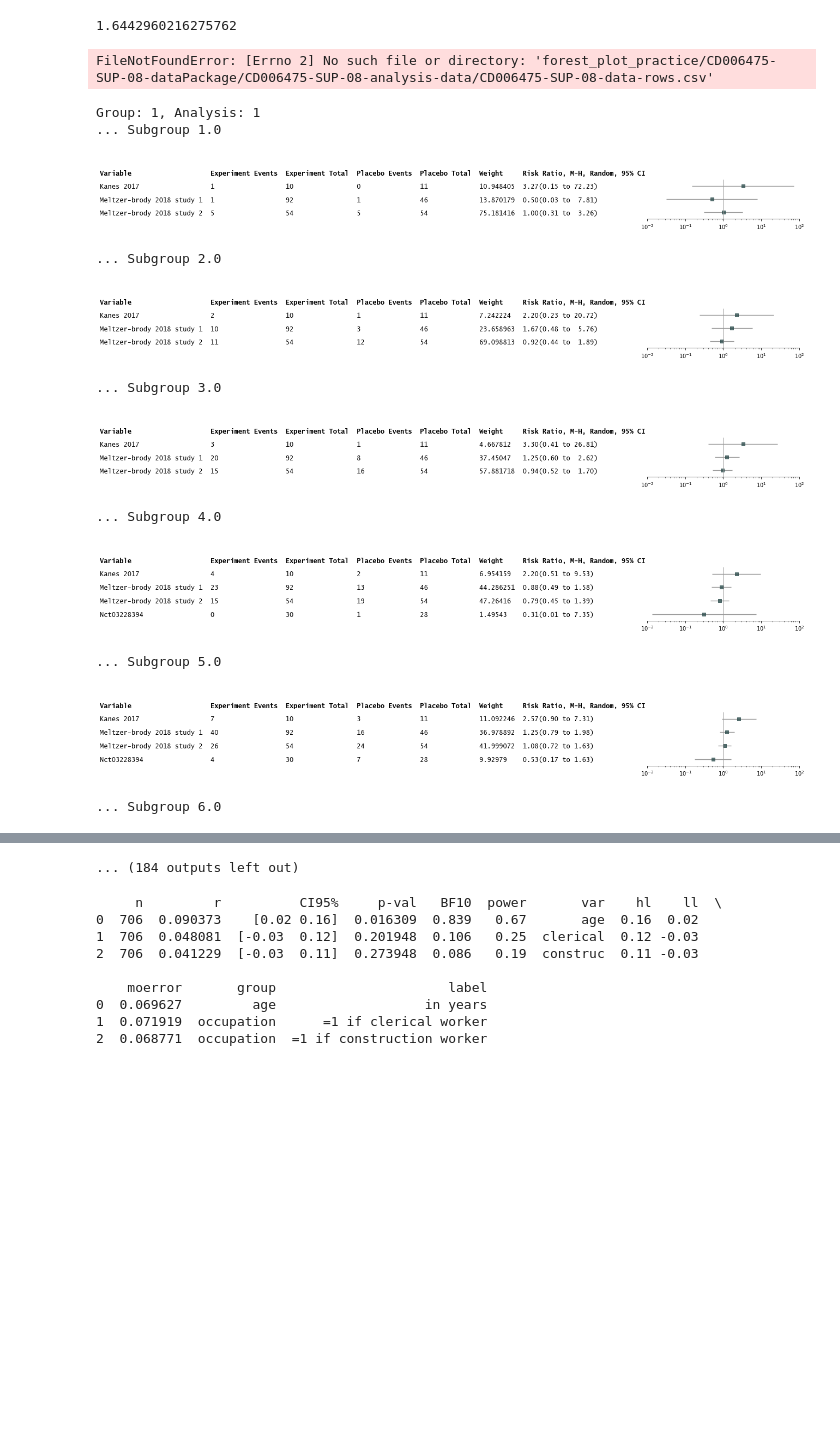
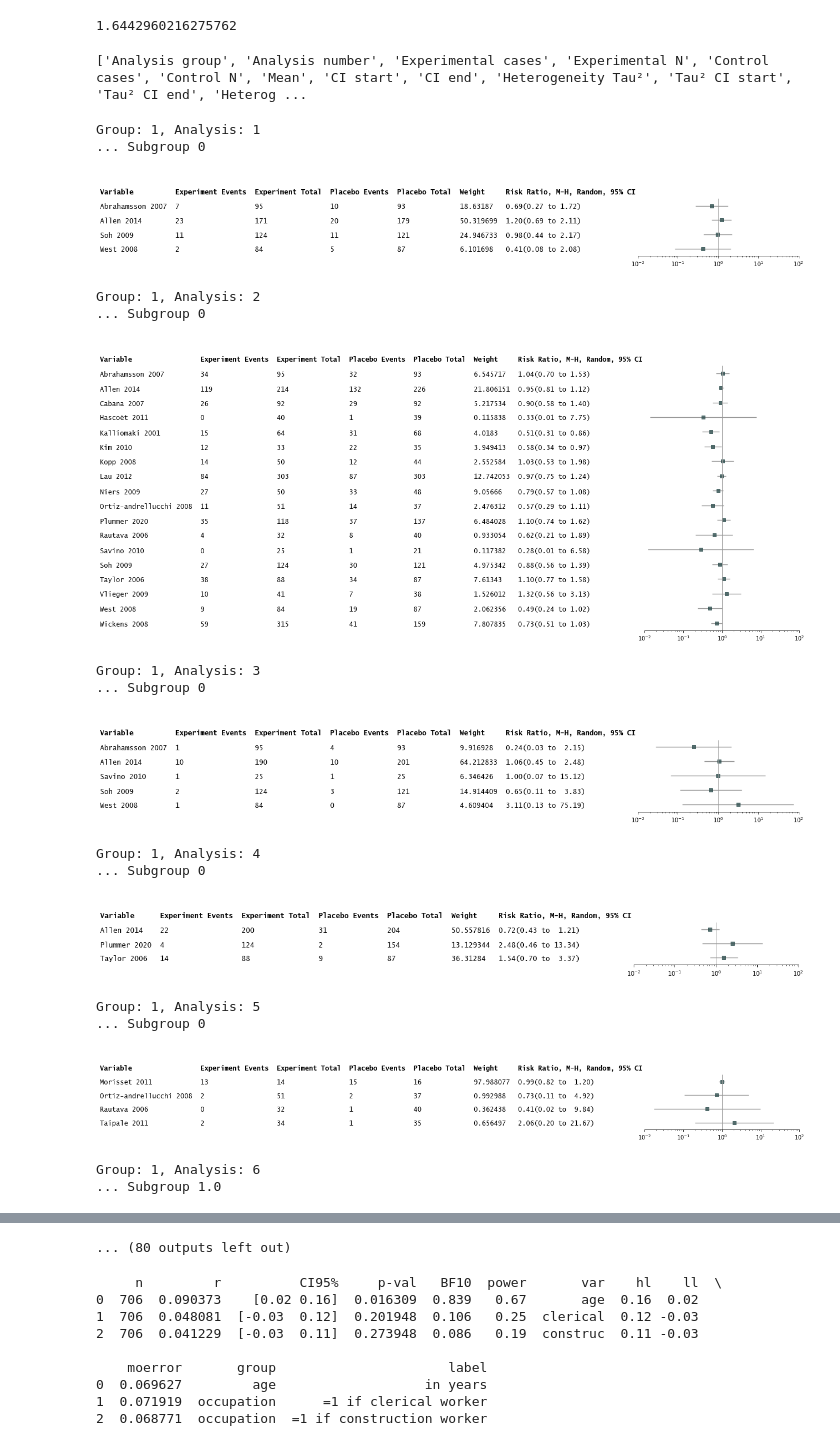
Before and after one commit to takua624/MEP, a Jupyter notebook: forest_plot_exploration.ipynb, the cells around one changed output, grey strips where cells are left out. Saved outputs shown, nothing was run; the diff lists cells and outputs as text; code cells hidden in the pictures; blank space fills up the shorter version.

```diff
--- a/forest_plot_exploration.ipynb
+++ b/forest_plot_exploration.ipynb
@@ -48,19 +51,19 @@ print(ans)
 # %%
 data_dir = "forest_plot_practice"
 data_package_dir = "CD006475-SUP-08"
-data_package_ID
+data_package_ID = data_package_dir.split("-")[0]
 # CD014624, CD006475-SUP-08
 
-df = pd.read_csv(f"{data_dir}/{data_package_ID}-dataPackage/{data_package_ID}-analysis-data/{data_package_ID}-data-rows.csv")
-est = pd.read_csv(f"{data_dir}/{data_package_ID}-dataPackage/{data_package_ID}-analysis-data/{data_package_ID}-overall-estimates-and-settings.csv")
-est_g = pd.read_csv(f"{data_dir}/{data_package_ID}-dataPackage/{data_package_ID}-analysis-data/{data_package_ID}-subgroup-estimates.csv")
+df = pd.read_csv(f"{data_dir}/{data_package_dir}-dataPackage/{data_package_ID}-analysis-data/{data_package_ID}-data-rows.csv")
+est = pd.read_csv(f"{data_dir}/{data_package_dir}-dataPackage/{data_package_ID}-analysis-data/{data_package_ID}-overall-estimates-and-settings.csv")
+est_g = pd.read_csv(f"{data_dir}/{data_package_dir}-dataPackage/{data_package_ID}-analysis-data/{data_package_ID}-subgroup-estimates.csv")
 
 est_cols = est.columns
 est_g_cols = est_g.columns
 common_cols = [cc for cc in est_cols if cc in est_g_cols]
 print(common_cols)
 # %% [output]
-FileNotFoundError: [Errno 2] No such file or directory: 'forest_plot_practice/CD006475-SUP-08-dataPackage/CD006475-SUP-08-analysis-data/CD006475-SUP-08-data-rows.csv'
+['Analysis group', 'Analysis number', 'Experimental cases', 'Experimental N', 'Control cases', 'Control N', 'Mean', 'CI start', 'CI end', 'Heterogeneity Tau²', 'Tau² CI start', 'Tau² CI end', 'Heterog ...
 # %%
 # try to create forest plots for each analysis, if there are sub-groups in an analysis, plot each subgroup
 for ag in df["Analysis group"].unique():
@@ -72,8 +75,6 @@ for ag in df["Analysis group"].unique():
         if an_df["Subgroup"].isna().all():
             an_df["Subgroup"] = ""
             an_df["Subgroup number"] = 0
-        if ag==2 and an==5:
-            continue
 
         for sg in an_df["Subgroup number"].unique():
             print("... Subgroup "+str(sg))
@@ -96,41 +97,46 @@ for ag in df["Analysis group"].unique():
             # Configurations of the plots can be different depending on the stats method used.
             # Should check out Cochrane manual for all available stats methods, other than MH and IV.
             # There seem to be "Peto/O-E" (are they the same thing?), and also a "DerSimonian and Laird"
             # (https://documentation.cochrane.org/revman-kb/files/210600101/210600103/1/1654774257333/Statistical_methods_in_revman.pdf)
             # First, let's try the forestplot library.
             if stats_method=="MH":
                 annote = ["Experimental cases", "Experimental N",  "Control cases", "Control N",  "Weight", "est_ci"]
                 annoteheaders = ["Experiment Events", "Experiment Total", "Placebo Events", "Placebo Total", "Weight", "Risk Ratio, M-H, Random, 95% CI"]
                 logscale = True
                 xticks = [0.01, 0.1, 1, 10, 100] # xticks have to be dynamically determined from the data, will consider this later!
             if stats_method=="IV":
                 annote = ["GIV Mean", "GIV SE", "Weight", "est_ci"]
                 annoteheaders = ["MD", "SE", "Weight", "Mean Difference, V, Random, 95% CI"]
                 logscale = False
                 xticks = [-20, -10, 0, 10, 20] # xticks have to be dynamically determined from the data, will consider this later!
             try:
                 fp.forestplot(sg_df, estimate="Mean", ll="CI start", hl="CI end", capitalize="capitalize", varlabel="Study",
                       annote=annote, annoteheaders=annoteheaders, logscale=logscale, xticks=xticks, figsize=figsize,
                       **{"xline":1,
                          "xlinecolor":"#999999"
                         }
                      )
                 # figure height should be proportional to the number of rows involved in the data
                 plt.show()
             except:
                 print(f"There's a problem with Group {ag}, Analysis {an}, Subgroup {sg}")
             # we don't to set "groupvar" if we're plotting one forest plot per sub-group
             # TODO: modify the library to handle the case of "Not estimable (e.g., CD014624 analysis 2-5)
 # %% [output]
 Group: 1, Analysis: 1
-... Subgroup 1.0
+... Subgroup 0
-[figure, old version]
+[figure, new version]
-... Subgroup 2.0
+Group: 1, Analysis: 2
+... Subgroup 0
-[figure, old version]
+[figure, new version]
-... Subgroup 3.0
+Group: 1, Analysis: 3
+... Subgroup 0
-[figure, old version]
+[figure, new version]
-... Subgroup 4.0
+Group: 1, Analysis: 4
+... Subgroup 0
-[figure, old version]
+[figure, new version]
-... Subgroup 5.0
+Group: 1, Analysis: 5
+... Subgroup 0
-[figure, old version]
+[figure, new version]
-... Subgroup 6.0
+Group: 1, Analysis: 6
+... Subgroup 1.0
@@ -138,4 +144,4 @@ Group: 1, Analysis: 1
-... (184 outputs left out)
+... (80 outputs left out)
 # %%
 df = fp.load_data("sleep")
 print(df.head(3))
```
Also changed, not shown: parts of 3 cells of this notebook.
